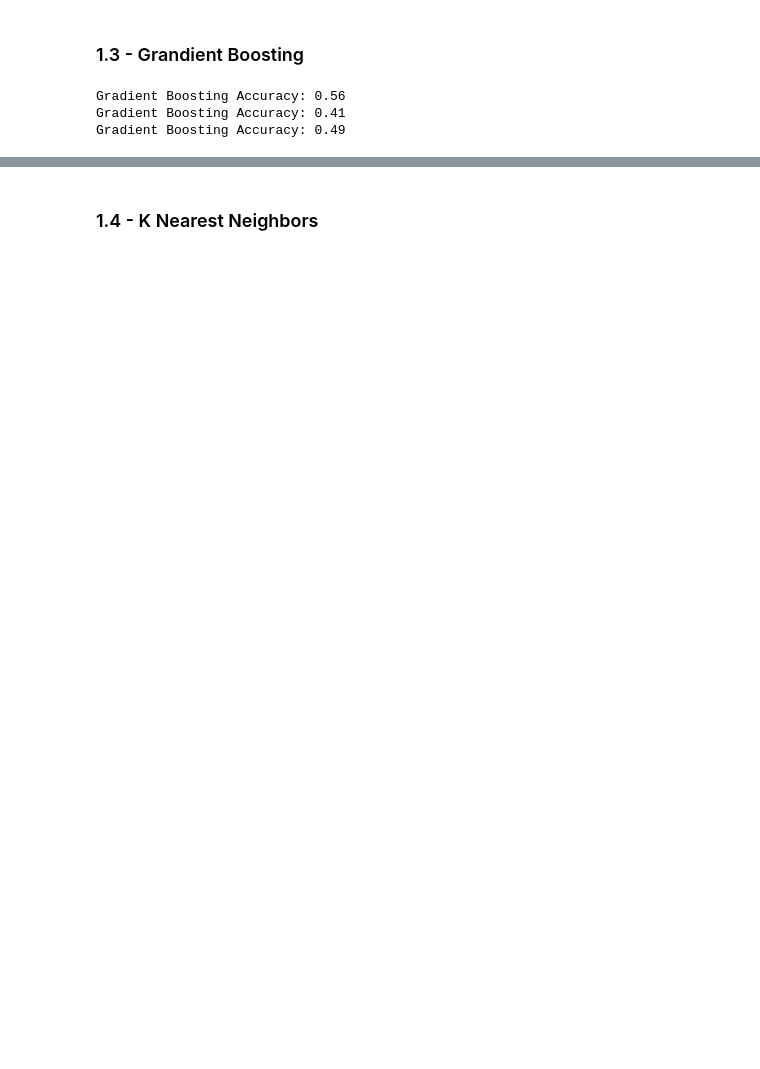
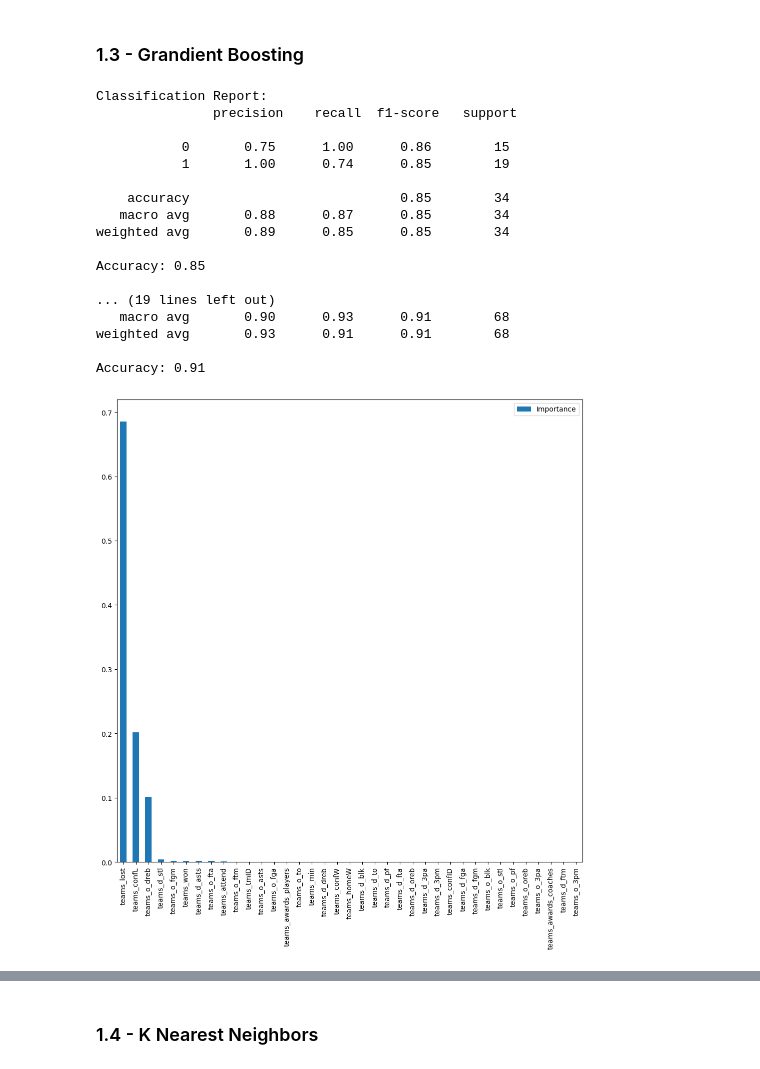
Before and after one commit to ritaleite03/FEUP-MEIC-AC, a Jupyter notebook: project_1/4_predictive.ipynb, the cells around one changed output, grey strips where cells are left out. Saved outputs shown, nothing was run; the diff lists cells and outputs as text; code cells hidden in the pictures; blank space fills up the shorter version.

```diff
--- a/project_1/4_predictive.ipynb
+++ b/project_1/4_predictive.ipynb
@@ -129,41 +216,73 @@ SVM Accuracy: 0.28
 ### 1.3 - Grandient Boosting
 # %%
 def algorithm_gradient_boosting(data, year, numberSeclected):
+    # train = data[data['teams_year'] < year]
+    # test = data[data['teams_year'] == year]
+
+    # x_test = pd.get_dummies(test.drop(columns=['teams_playoff']), drop_first=True)
+    # x_train = pd.get_dummies(train.drop(columns=['teams_playoff']), drop_first=True)
+    # y_train = train['teams_playoff']
+
+    # x_train, x_test = x_train.align(x_test, join='left', axis=1, fill_value=0)
+
     train = data[data['teams_year'] < year]
     test = data[data['teams_year'] == year]
 
-    x_test = pd.get_dummies(test.drop(columns=['teams_playoff']), drop_first=True)
-    x_train = pd.get_dummies(train.drop(columns=['teams_playoff']), drop_first=True)
-    y_train = train['teams_playoff']
+    train.drop("teams_year", axis=1, inplace=True)
+    test.drop("teams_year", axis=1, inplace=True)
 
-    x_train, x_test = x_train.align(x_test, join='left', axis=1, fill_value=0)
+    X_train = train.drop("teams_playoff", axis=1)
+    Y_train = train["teams_playoff"]
+
+    X_test = test.drop("teams_playoff", axis=1)
+    Y_test = test["teams_playoff"]
 
     # Usar Gradient Boosting
     gradient_boosting = GradientBoostingClassifier(random_state=42)
-    gradient_boosting.fit(x_train, y_train)
-    y_pred_proba = gradient_boosting.predict_proba(x_test)[:, 1]
+    gradient_boosting.fit(X_train, Y_train)
+    y_pred = gradient_boosting.predict(X_test)
+    # y_pred_proba = gradient_boosting.predict_proba(X_test)[:, 1]
 
-    y_pred = np.zeros_like(y_pred_proba)
-    top_8_indices = np.argsort(y_pred_proba)[-numberSeclected:]
-    y_pred[top_8_indices] = 1
+    # y_pred = np.zeros_like(y_pred_proba)
+    # top_8_indices = np.argsort(y_pred_proba)[-numberSeclected:]
+    # y_pred[top_8_indices] = 1
 
-    accuracy = accuracy_score(test['teams_playoff'], y_pred)
-    print(f"Gradient Boosting Accuracy: {accuracy:.2f}")
+    # accuracy = accuracy_score(test['teams_playoff'], y_pred)
+    # print(f"Gradient Boosting Accuracy: {accuracy:.2f}")
 
-    feature_importances = gradient_boosting.feature_importances_
-    feature_importances_df = pd.DataFrame({
-        'Feature': x_train.columns,
-        'Importance': feature_importances
-    })
-    feature_importances_df = feature_importances_df.sort_values(by='Importance', ascending=False)
+    print(f"\nClassification Report:\n", classification_report(Y_test, y_pred))
+    print(f"Accuracy: {accuracy_score(Y_test, y_pred):.2f}")
+
+    feature_importances_df = pd.DataFrame(
+        gradient_boosting.feature_importances_,
+        index=X_train.columns,
+        columns=["Importance"]
+    )
+    feature_importances_df.sort_values(by='Importance', ascending=False, inplace=True)
+    feature_importances_df.plot(kind='bar', figsize=(12, 12))
     # print(feature_importances_df.head(10))
     # print(y_pred)
 
 # Chamar a função para Gradient Boosting
-algorithm_gradient_boosting(teams[teams['teams_confID']=='EA'], 10, 4)
-algorithm_gradient_boosting(teams[teams['teams_confID']=='WE'], 10, 4)
+algorithm_gradient_boosting(teams[teams['teams_confID']==0], 10, 4)
+algorithm_gradient_boosting(teams[teams['teams_confID']==1], 10, 4)
 algorithm_gradient_boosting(teams, 10, 8)
 # %% [output]
-Gradient Boosting Accuracy: 0.56
-Gradient Boosting Accuracy: 0.41
-Gradient Boosting Accuracy: 0.49
+Classification Report:
+               precision    recall  f1-score   support
+
+           0       0.75      1.00      0.86        15
+           1       1.00      0.74      0.85        19
+
+    accuracy                           0.85        34
+   macro avg       0.88      0.87      0.85        34
+weighted avg       0.89      0.85      0.85        34
+
+Accuracy: 0.85
+
+... (19 lines left out)
+   macro avg       0.90      0.93      0.91        68
+weighted avg       0.93      0.91      0.91        68
+
+Accuracy: 0.91
+[figure, added]
```
Also changed, not shown: parts of 6 cells of this notebook, 1 other file.
